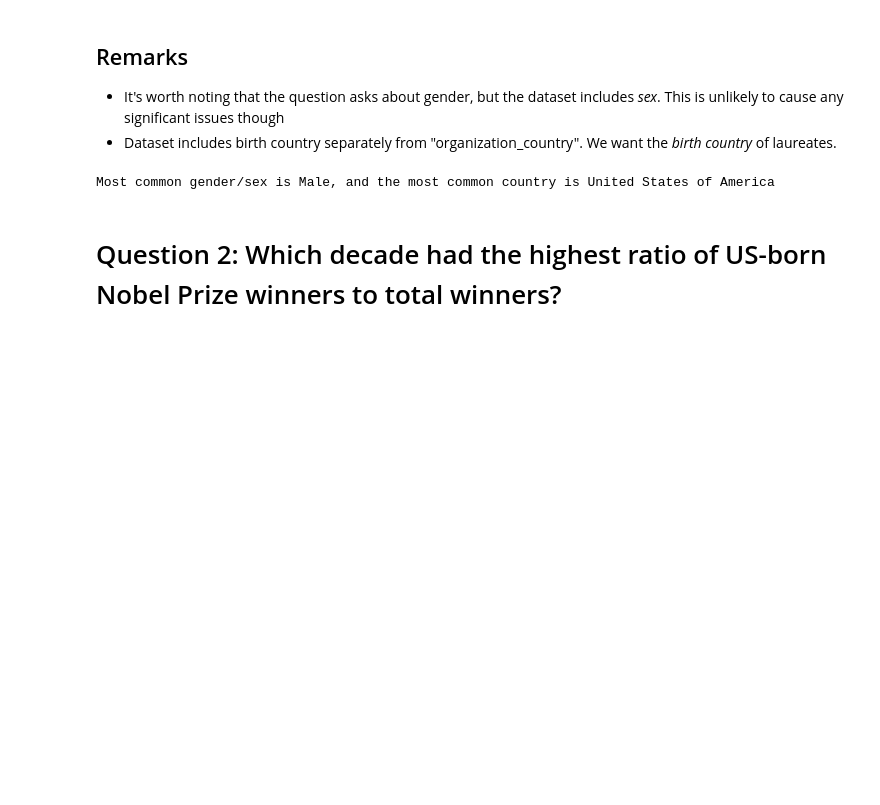
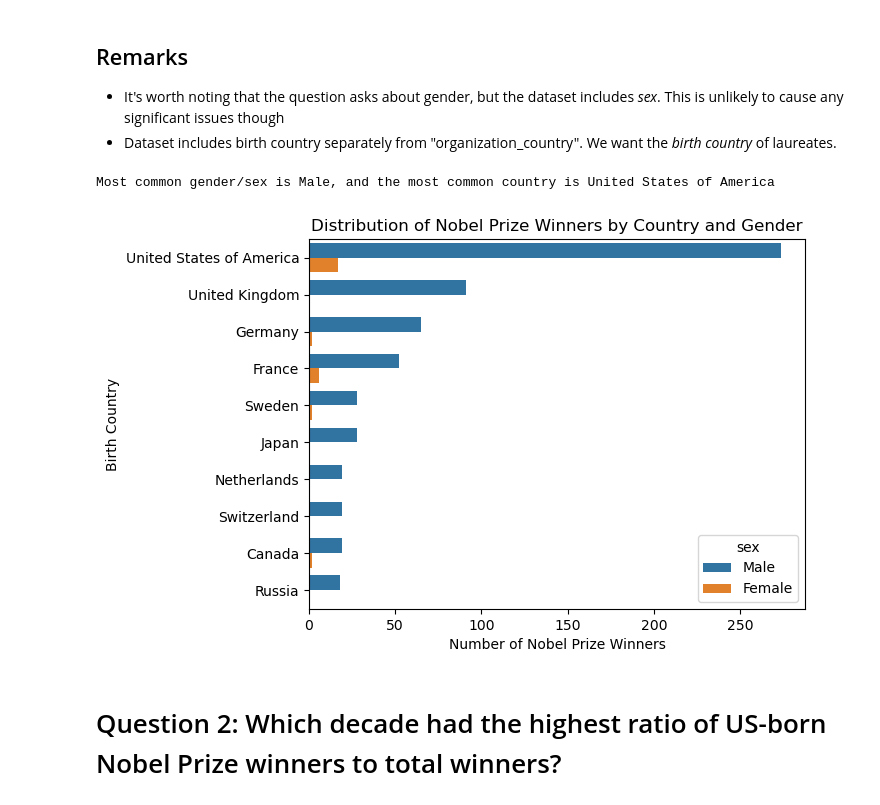
Before and after one commit to LucasFinney/data-portfolio, a Jupyter notebook: Projects/NobelPrizeWinners/notebook.ipynb, the cells around one changed output. Cells and saved outputs as stored; diff of their text form; code cells hidden in the pictures; blank space fills up the shorter version.

Commit message:
Added visualizations to NobelPrizeWinners notebook

```diff
--- a/Projects/NobelPrizeWinners/notebook.ipynb
+++ b/Projects/NobelPrizeWinners/notebook.ipynb
@@ -32,12 +43,22 @@ nobel.head()
 # %%
 # Don't overthink this! It's statistics! We just want the mode!
 
 top_gender = nobel['sex'].mode()[0]
 top_country = nobel['birth_country'].mode()[0]
 print(f"Most common gender/sex is {top_gender}, and the most common country is {top_country}")
-# Idea for extension: Show a map of the world with a gradient indicating frequencies
+
+# Find frequency of each country, and get the top 10
+top_countries = nobel['birth_country'].value_counts().head(10)
+# Find the distribution of sexes across the top 10 countries
+top_countries = nobel[nobel['birth_country'].isin(top_countries.index)][['birth_country', 'sex']].value_counts().reset_index(name='count')
+sns.barplot(y='birth_country', x='count', hue='sex', data=top_countries)
+plt.title("Distribution of Nobel Prize Winners by Country and Gender")
+plt.xlabel("Number of Nobel Prize Winners")
+plt.ylabel("Birth Country")
+plt.show()
 # %% [output]
 Most common gender/sex is Male, and the most common country is United States of America
+[figure, added]
 # %% [markdown]
 # Question 2: Which decade had the highest ratio of US-born Nobel Prize winners to total winners?
 # %%
```
Also changed, not shown: parts of 3 cells of this notebook.
